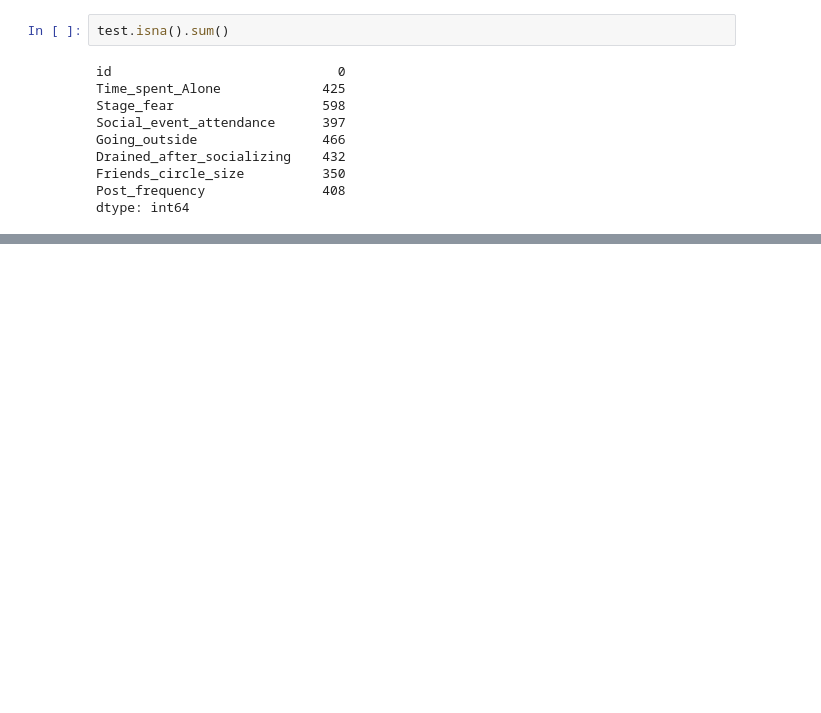
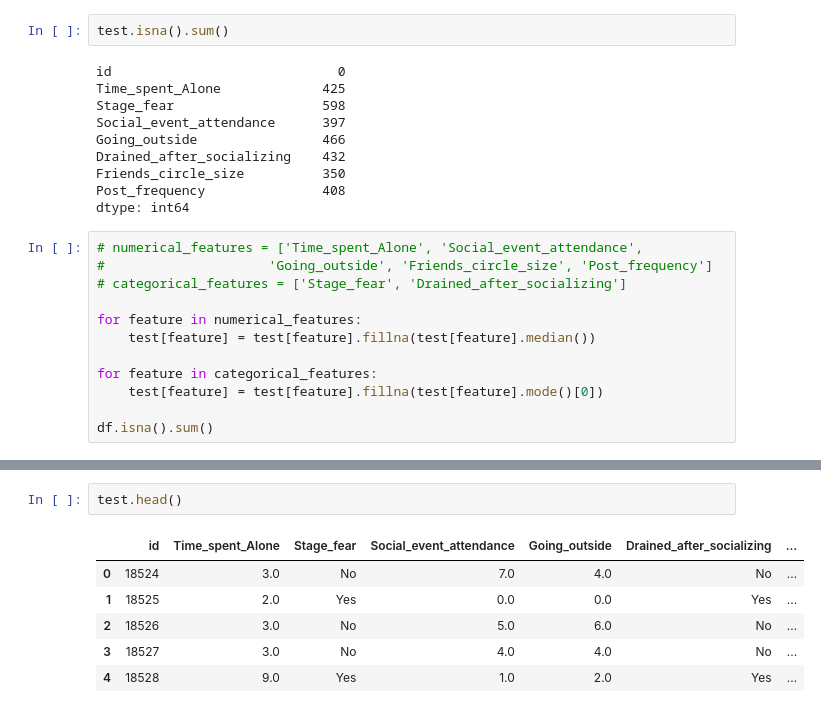
Before and after one commit to Abdul-Rahmann/kaggle, a Jupyter notebook: introvert_extrovert/introvert_extrovert.ipynb, the cells around one changed output, grey strips where cells are left out. Drawn from its saved outputs; the diff is of its cells as text; blank space fills up the shorter version.

Commit message:
run the test dataset, generate submission data

```diff
--- a/introvert_extrovert/introvert_extrovert.ipynb
+++ b/introvert_extrovert/introvert_extrovert.ipynb
@@ -212,3 +214,15 @@ Drained_after_socializing    432
 Friends_circle_size          350
 Post_frequency               408
 dtype: int64
+# %%
+# numerical_features = ['Time_spent_Alone', 'Social_event_attendance',
+#                     'Going_outside', 'Friends_circle_size', 'Post_frequency']
+# categorical_features = ['Stage_fear', 'Drained_after_socializing']
+
+for feature in numerical_features:
+    test[feature] = test[feature].fillna(test[feature].median())
+
+for feature in categorical_features:
+    test[feature] = test[feature].fillna(test[feature].mode()[0])
+
+df.isna().sum()
@@ -214,0 +240,9 @@ dtype: int64
+# %%
+test.head()
+# %% [output]
+|  | id | Time_spent_Alone | Stage_fear | Social_event_attendance | Going_outside | Drained_after_socializing | ... |
+| 0 | 18524 | 3.0 | No | 7.0 | 4.0 | No | ... |
+| 1 | 18525 | 2.0 | Yes | 0.0 | 0.0 | Yes | ... |
+| 2 | 18526 | 3.0 | No | 5.0 | 6.0 | No | ... |
+| 3 | 18527 | 3.0 | No | 4.0 | 4.0 | No | ... |
+| 4 | 18528 | 9.0 | Yes | 1.0 | 2.0 | Yes | ... |
```
Also changed, not shown: parts of 10 cells of this notebook, 1 other file.
